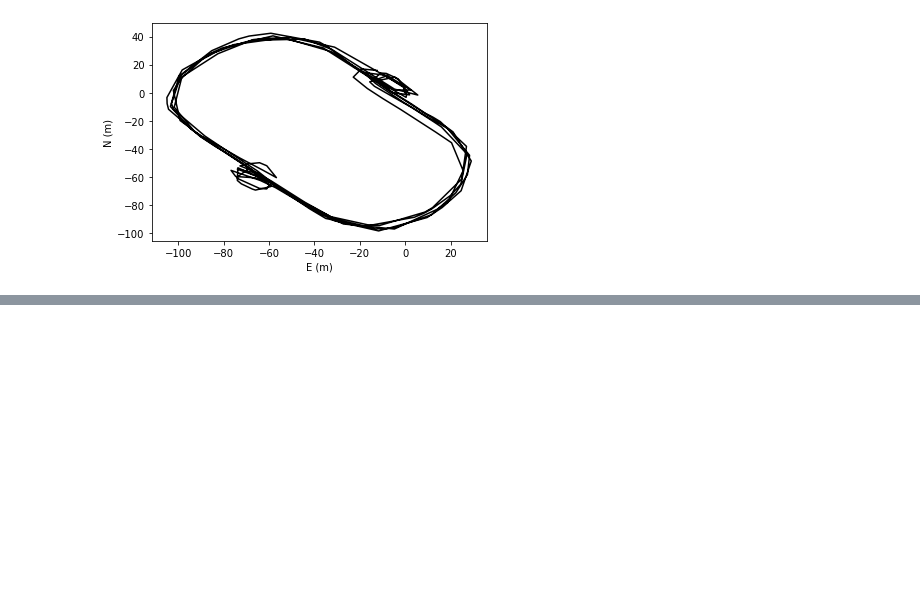
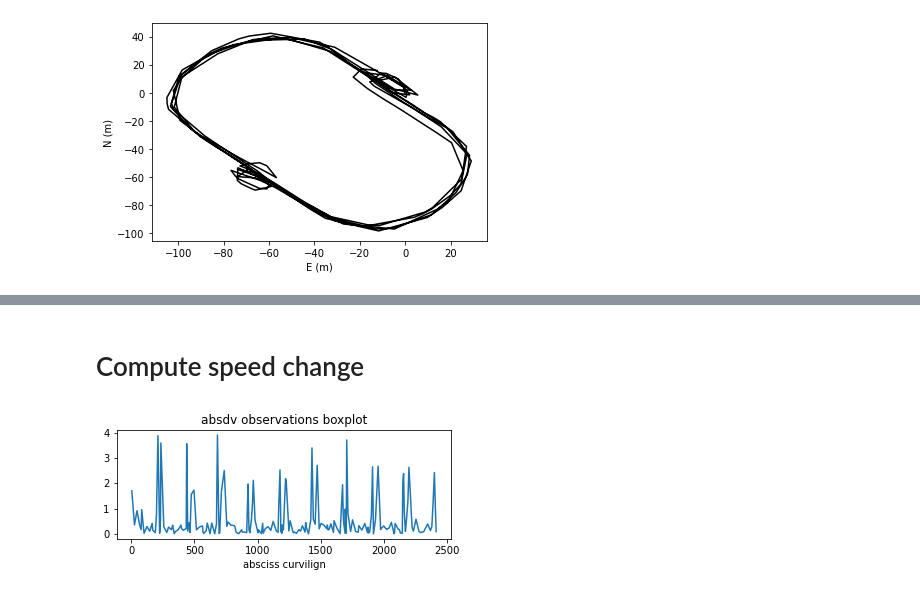
Before and after one commit to umrlastig/tracklib, a Jupyter notebook: doc/source/notebook/Quickstart.ipynb, the cells around one changed output, grey strips where cells are left out. Saved outputs shown, nothing was run; the diff lists cells and outputs as text; code cells hidden in the pictures; blank space fills up the shorter version.

```diff
--- a/doc/source/notebook/Quickstart.ipynb
+++ b/doc/source/notebook/Quickstart.ipynb
@@ -45,0 +87,13 @@ Warning: no reference point (base) provided for local projection to ENU coordina
+# %% [markdown]
+# Compute speed change
+# %%
+from tracklib.core.Operator import Operator
+
+trace.operate(Operator.DIFFERENTIATOR, "speed", "dv")
+trace.operate(Operator.RECTIFIER, "dv", "absdv")
+
+# Speed change according to the curvilinear abscissa
+plot = Plot(trace)
+plot.plotAnalyticalFeature("absdv", "PLOT")
+# %% [output]
+[figure, added]
```
Also changed, not shown: parts of 13 cells of this notebook.
